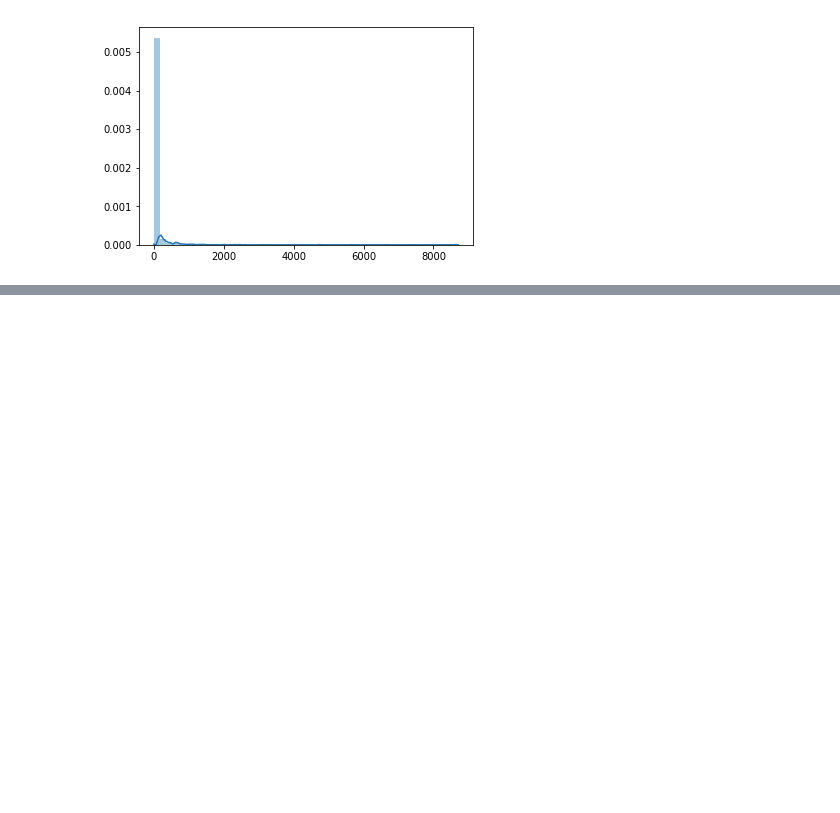
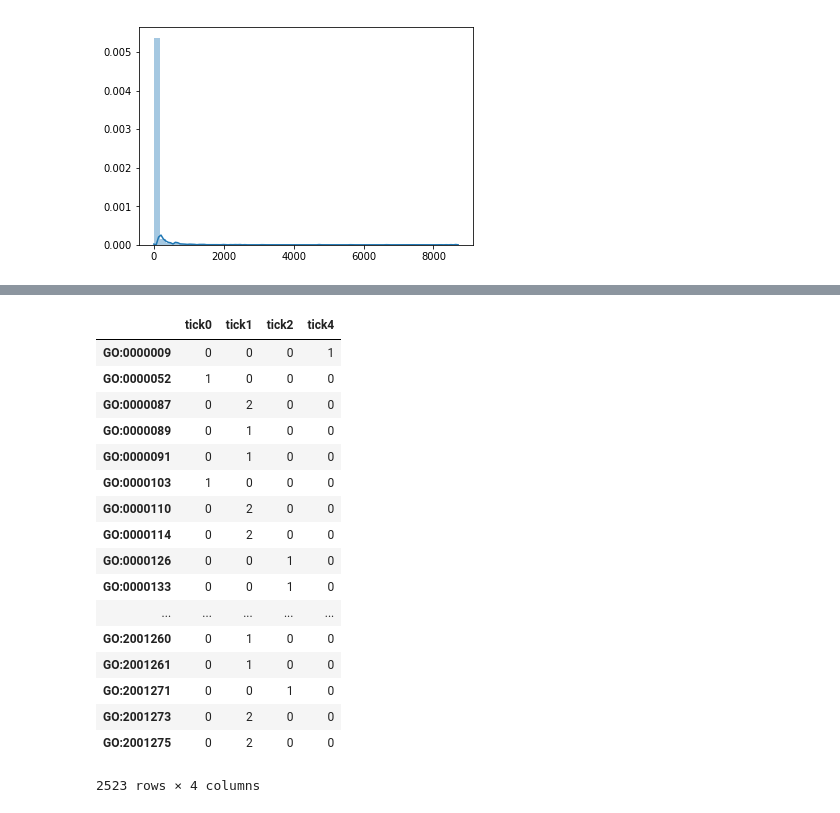
Before and after one commit to czbiohub/tick-genome, a Jupyter notebook: notebooks/012_read_eggnog_output.ipynb, the cells around one changed output, grey strips where cells are left out. Drawn from its saved outputs; the diff is of its cells as text; code cells hidden in the pictures; blank space fills up the shorter version.

```diff
--- a/notebooks/012_read_eggnog_output.ipynb
+++ b/notebooks/012_read_eggnog_output.ipynb
@@ -124,0 +172,2 @@ sns.distplot(go_sums)
+# %%
+go_matrix_bool = go_matrix.astype(bool)
@@ -126,0 +197,6 @@ go_sums.groupby(annotations['tick_id']).apply(lambda x:)
+# %%
+import collections
+
+go_terms_per_tick = go_matrix_bool.groupby(level=0, axis=1).apply(
+    lambda x: collections.Counter(annotations.loc[x.iloc[:,0].values, 'tick_id']))
+go_terms_per_tick
@@ -126,0 +221,6 @@ go_sums.groupby(annotations['tick_id']).apply(lambda x:)
+# %%
+go_terms_per_tick_df = pd.DataFrame.from_records(go_terms_per_tick.to_dict()).T
+go_terms_per_tick_df = go_terms_per_tick_df.fillna(0)
+go_terms_per_tick_df = go_terms_per_tick_df.astype(int)
+print(go_terms_per_tick_df.shape)
+go_terms_per_tick_df.head()
@@ -126,0 +235,22 @@ go_sums.groupby(annotations['tick_id']).apply(lambda x:)
+# %%
+absent_go_terms = (go_terms_per_tick_df == 0).sum(axis=1)
+go_terms_per_tick_df.loc[absent_go_terms > 2]
+# %% [output]
+|  | tick0 | tick1 | tick2 | tick4 |
+| GO:0000009 | 0 | 0 | 0 | 1 |
+| GO:0000052 | 1 | 0 | 0 | 0 |
+| GO:0000087 | 0 | 2 | 0 | 0 |
+| GO:0000089 | 0 | 1 | 0 | 0 |
+| GO:0000091 | 0 | 1 | 0 | 0 |
+| GO:0000103 | 1 | 0 | 0 | 0 |
+| GO:0000110 | 0 | 2 | 0 | 0 |
+| GO:0000114 | 0 | 2 | 0 | 0 |
+| GO:0000126 | 0 | 0 | 1 | 0 |
+| GO:0000133 | 0 | 0 | 1 | 0 |
+| ... | ... | ... | ... | ... |
+| GO:2001260 | 0 | 1 | 0 | 0 |
+| GO:2001261 | 0 | 1 | 0 | 0 |
+| GO:2001271 | 0 | 0 | 1 | 0 |
+| GO:2001273 | 0 | 2 | 0 | 0 |
+| GO:2001275 | 0 | 2 | 0 | 0 |
+2523 rows × 4 columns
```
Also changed, not shown: parts of 37 cells of this notebook, 1 other file.
